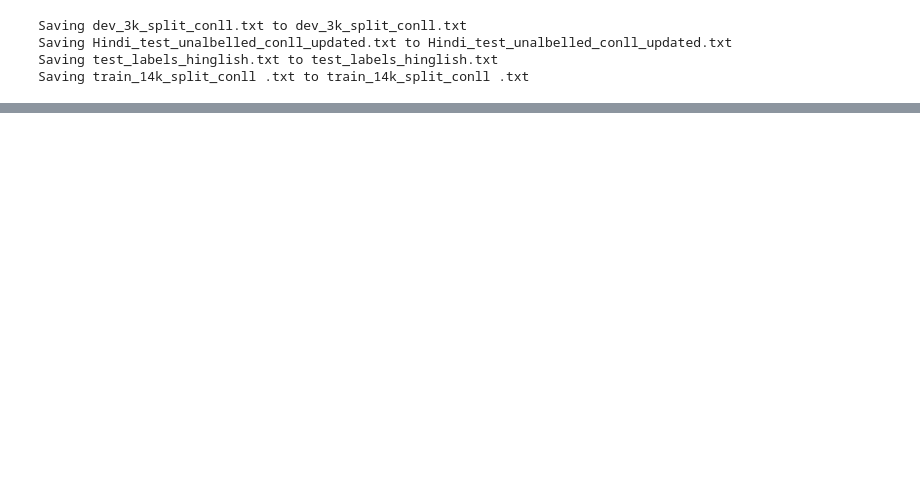
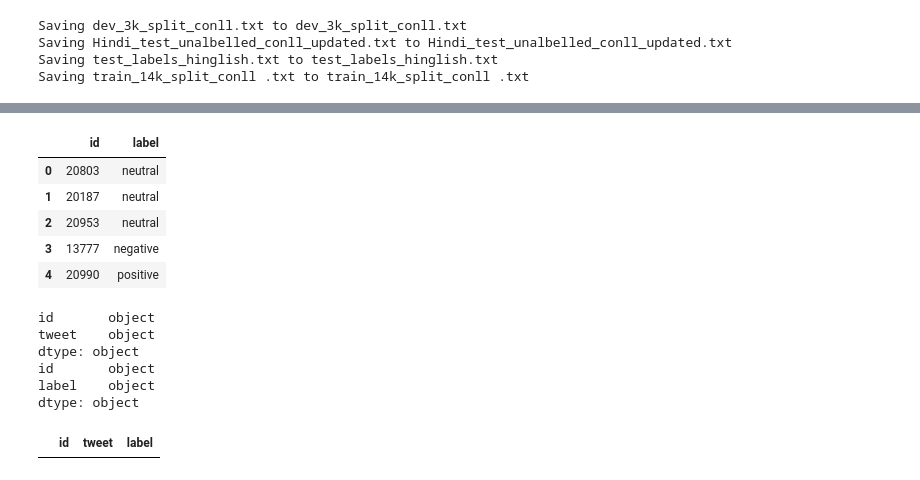
Before and after one commit to Ashish-17CSE/Hate_Speech_Detection, a Jupyter notebook: Hate_Speech_Detection.ipynb, the cells around one changed output, grey strips where cells are left out. Saved outputs shown, nothing was run; the diff lists cells and outputs as text; code cells hidden in the pictures; blank space fills up the shorter version.

```diff
--- a/Hate_Speech_Detection.ipynb
+++ b/Hate_Speech_Detection.ipynb
@@ -14,0 +119,29 @@ Saving train_14k_split_conll .txt to train_14k_split_conll .txt
+# %%
+labels = pd.read_csv("/content/test_labels_hinglish.txt")
+labels = pd.DataFrame(labels)
+labels.columns=["id","label"]
+labels['id']=labels['id'].astype(str)
+labels.head()
+# %% [output]
+|  | id | label |
+| 0 | 20803 | neutral |
+| 1 | 20187 | neutral |
+| 2 | 20953 | neutral |
+| 3 | 13777 | negative |
+| 4 | 20990 | positive |
+# %%
+print(test.dtypes)
+print(labels.dtypes)
+# %% [output]
+id       object
+tweet    object
+dtype: object
+id       object
+label    object
+dtype: object
+# %%
+# test = pd.concat([test, labels], axis = 1)
+test = pd.merge(test, labels, how='inner', on = 'id')
+test.head()
+# %% [output]
+|  | id | tweet | label |
```
Also changed, not shown: parts of 4 cells of this notebook.
